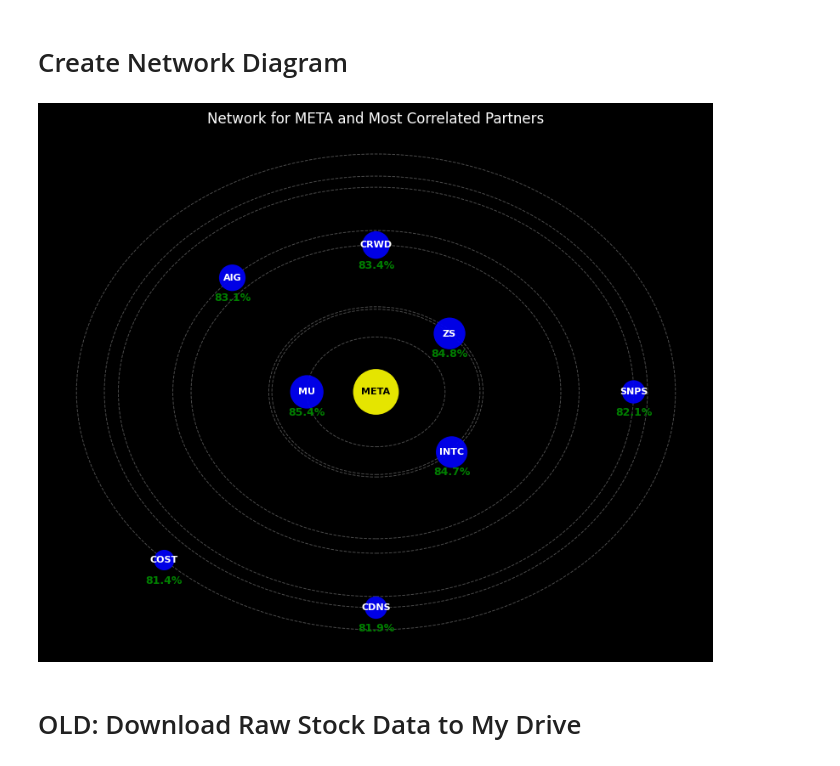
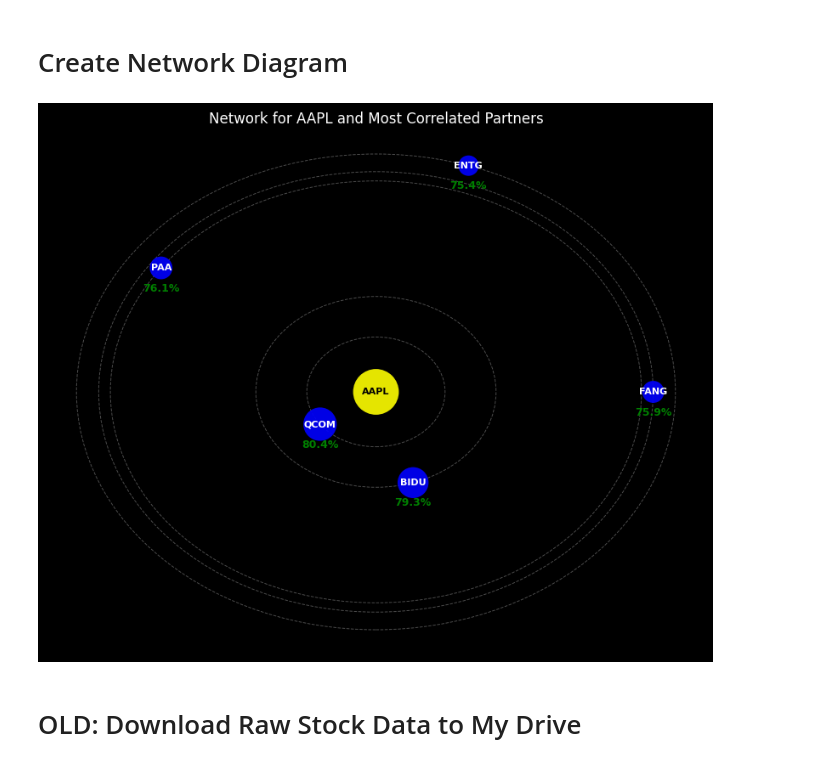
Before and after one commit to Risskr/Stock-App, a Jupyter notebook: StocksApp.ipynb, the cells around one changed output. Cells and saved outputs as stored; diff of their text form; code cells hidden in the pictures.

```diff
--- a/StocksApp.ipynb
+++ b/StocksApp.ipynb
@@ -108,7 +108,7 @@ else:
 
 # -------------------- CONFIG --------------------
 API_KEY = '68433aff09ea73.10710364'  # Replace with your EODHD key
-MIN_MARKET_CAP = 1_000_000_000  # Changeable: $1B, $10B, etc.
+MIN_MARKET_CAP = 10_000_000_000  # Changeable: $1B, $10B, etc.
 EXCHANGE = 'NASDAQ'
 RESULTS_PER_PAGE = 500  # Max per EODHD API
 # ------------------------------------------------
@@ -243,7 +243,10 @@ def calculate_lagged_correlation(df, lag_days, range_months):
 
         # Calculate correlation, dropping NaN values
         # Using Spearman method and minimum periods
-        correlation = aligned_data['adjusted_close_A'].corr(lagged_stock_b_data, method='spearman', min_periods=100)
+        #correlation = aligned_data['adjusted_close_A'].corr(lagged_stock_b_data, method='spearman', min_periods=100)
+
+        correlation = aligned_data['adjusted_close_A'].corr(lagged_stock_b_data, method='spearman')
+
 
         # Store the correlation in the matrix
         correlation_matrix.loc[ticker_a, ticker_b] = correlation
@@ -251,11 +254,3 @@ def calculate_lagged_correlation(df, lag_days, range_months):
   return correlation_matrix
 
 # enter end date and run correlation function on entire stock data. This will take a couple of hours
-
-range_months = 6
-lag_days = 1
-# Change the function call to use nasdaq_df
-test_spearman_lagged_correlations = calculate_lagged_correlation(filtered_nasdaq_df, lag_days, range_months)
-
-
-test_spearman_lagged_correlations.head()
@@ -273,3 +257,14 @@ NameError: name 'AACG_df' is not defined
+# %%
+lag_days = 1
+
+# range_months = 1
+# one_month_spearman_lagged_correlations = calculate_lagged_correlation(filtered_nasdaq_df, lag_days, range_months)
+
+range_months = 3
+three_month_spearman_lagged_correlations = calculate_lagged_correlation(filtered_nasdaq_df, lag_days, range_months)
+
+# range_months = 6
+# six_month_spearman_lagged_correlations = calculate_lagged_correlation(filtered_nasdaq_df, lag_days, range_months)
 # %%
 # prompt: How would I determine which tickers in nasdaq_df have constant values across time?
 
@@ -415,3 +401,13 @@ NameError: name 'spearman_sixMonth_correlation_data' is not defined
+# %%
+# Example usage with the sixMonth_correlation_data
+min_nodes = 5
+max_nodes = 10
+threshold_percent = 0.95
+
+
+#processed_data = process_stock_correlations(one_month_spearman_lagged_correlations, min_nodes, max_nodes, threshold_percent)
+processed_data = process_stock_correlations(three_month_spearman_lagged_correlations, min_nodes, max_nodes, threshold_percent)
+#processed_data = process_stock_correlations(six_month_spearman_lagged_correlations, min_nodes, max_nodes, threshold_percent)
 # %%
 sample_processed_data = processed_data[processed_data['source'] == 'AAPL']
 display(sample_processed_data)
@@ -587,9 +590,9 @@ def plot_ticker_network_visual(correlated_data, source_ticker):
     plt.show()
 # %%
 # Example usage:
-plot_ticker_network_visual(processed_data, 'META') # Replace 'AAPL' with the ticker you want to visualize
+plot_ticker_network_visual(processed_data, 'AAPL') # Replace 'AAPL' with the ticker you want to visualize
 # %% [output]
-[figure, old version]
+[figure, new version]
 # %% [markdown]
 # OLD: Download Raw Stock Data to My Drive
 # %% [markdown]
```
Also changed, not shown: parts of 4 cells of this notebook.
